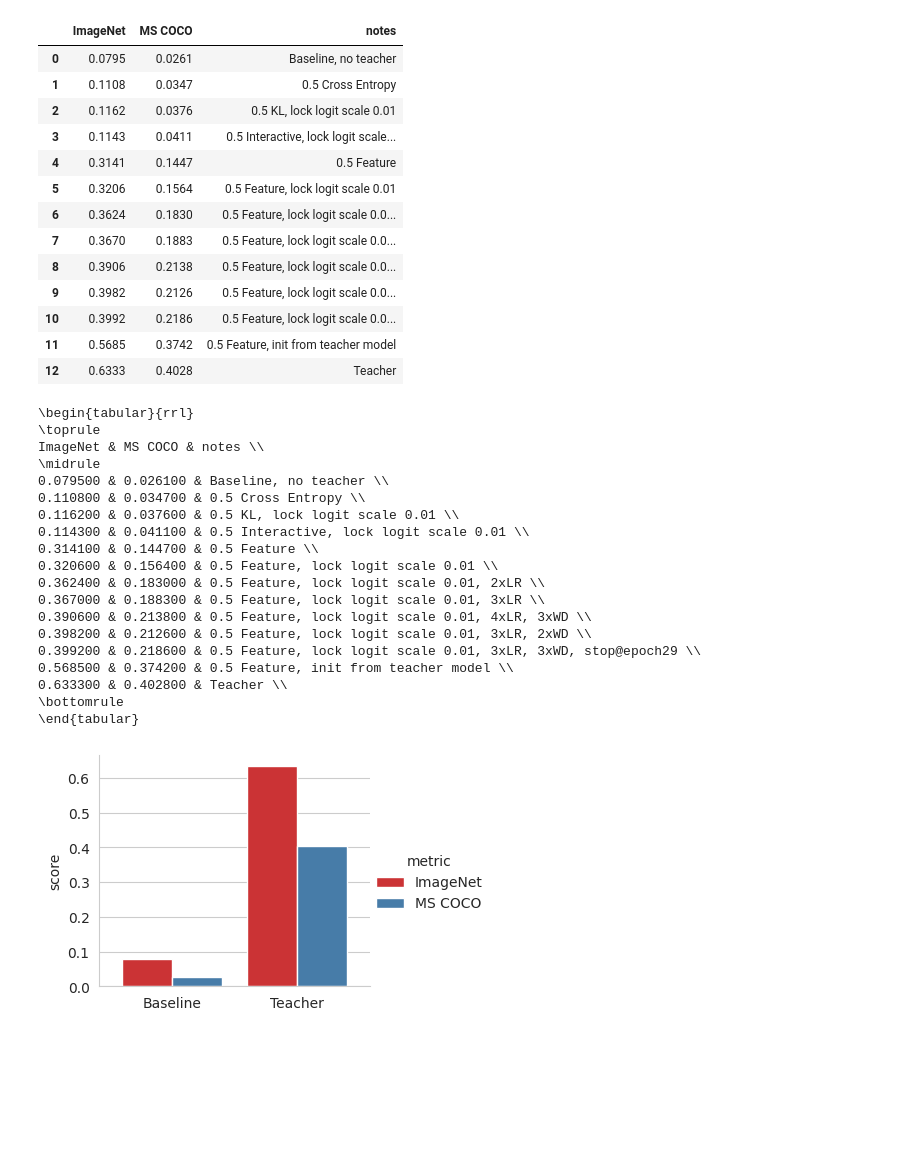
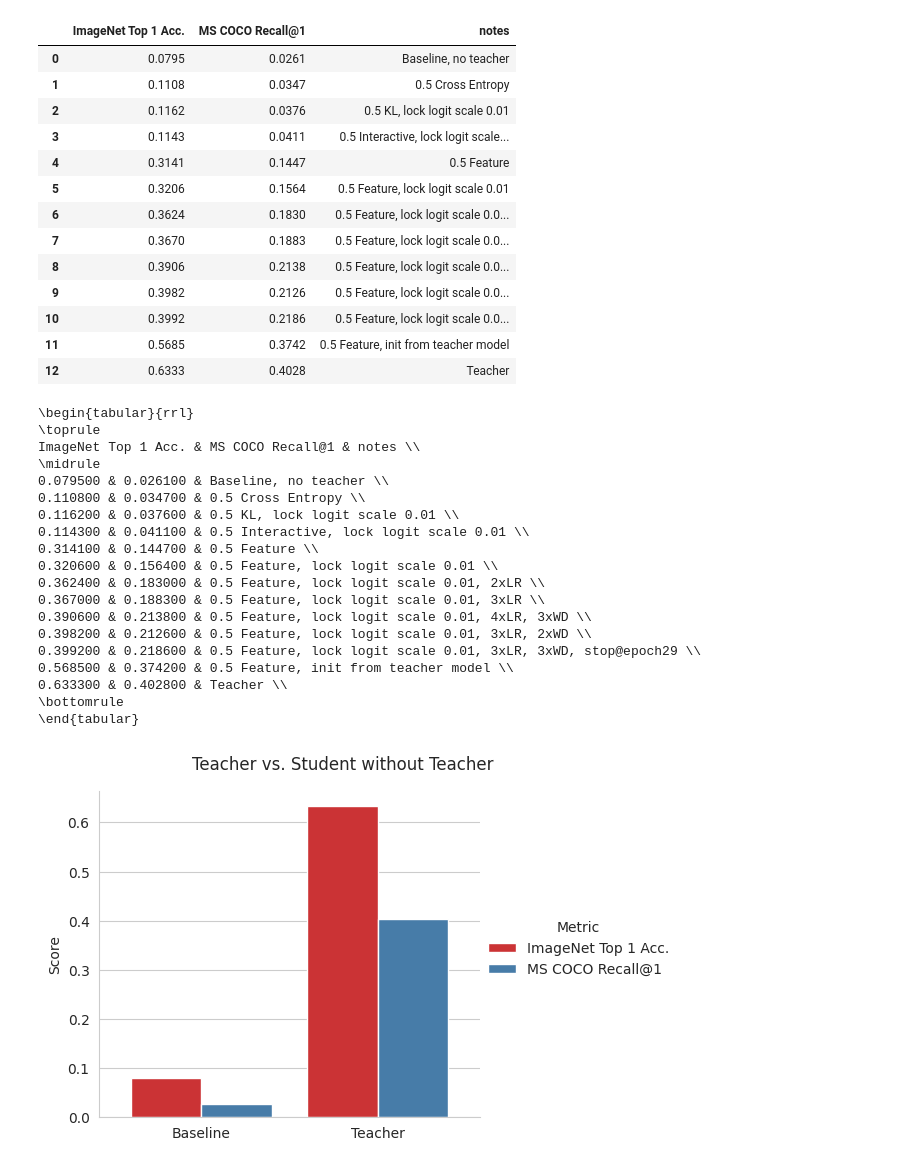
Before and after one commit to vibalcam/clip_with_reference, a Jupyter notebook: notebooks/gather_results.ipynb, the cells around one changed output. Drawn from its saved outputs; the diff is of its cells as text; code cells hidden in the pictures; blank space fills up the shorter version.

```diff
--- a/notebooks/gather_results.ipynb
+++ b/notebooks/gather_results.ipynb
@@ -10,12 +10,13 @@ sns.set_style('whitegrid')
 # %%
 # %%
 
-IMAGENET = "ImageNet"
-MSCOCO = "MS COCO"
+IMAGENET = "ImageNet Top 1 Acc."
+MSCOCO = "MS COCO Recall@1"
 NOTES = "notes"
-METRIC = "metric"
-SCORE = "score"
-MODEL = "model"
+METRIC = "Metric"
+SCORE = "Score"
+MODEL = "Model"
+DPI = 300
 def enter_result(
         image_net_acc: float,
         mscoco_recall: float,
@@ -77,7 +78,7 @@ results_df0 = pd.DataFrame(results)
 results_df = results_df0.melt(value_vars=[IMAGENET, MSCOCO], id_vars=[NOTES], var_name=METRIC, value_name=SCORE)
 results_df0
 # %% [output]
-|  | ImageNet | MS COCO | notes |
+|  | ImageNet Top 1 Acc. | MS COCO Recall@1 | notes |
 | 0 | 0.0795 | 0.0261 | Baseline, no teacher |
 | 1 | 0.1108 | 0.0347 | 0.5 Cross Entropy |
 | 2 | 0.1162 | 0.0376 | 0.5 KL, lock logit scale 0.01 |
@@ -96,7 +97,7 @@ print(results_df0.to_latex(index=False))
 # %% [output]
 \begin{tabular}{rrl}
 \toprule
-ImageNet & MS COCO & notes \\
+ImageNet Top 1 Acc. & MS COCO Recall@1 & notes \\
 \midrule
 0.079500 & 0.026100 & Baseline, no teacher \\
 0.110800 & 0.034700 & 0.5 Cross Entropy \\
@@ -116,7 +117,7 @@ ImageNet & MS COCO & notes \\
 # %%
 # %%
 
-def plot(df: pd.DataFrame, notes: List[str], row_names: List[str]):
+def plot(df: pd.DataFrame, notes: List[str], row_names: List[str], title: str):
     # https://stackoverflow.com/questions/70737222/multiple-multiple-bar-graphs-using-matplotlib
     mask = df[NOTES].isin(notes)
     filtered_df = results_df[mask].reset_index()
@@ -133,8 +134,8 @@ def plot(df: pd.DataFrame, notes: List[str], row_names: List[str]):
         y=SCORE,
         data=filtered_df,
         kind="bar",
-        height=3,
-        aspect=1,
+        height=4,
+        aspect=1.2,
         palette='Set1'
     )
     # OFFSET = 0.02
@@ -147,18 +148,24 @@ def plot(df: pd.DataFrame, notes: List[str], row_names: List[str]):
         ax.set_xlabel(ax.get_title())
         ax.set_title('')
         ax.margins(x=0.1) # slightly more margin as a separation
-    plt.subplots_adjust(wspace=0, bottom=0.18, left=0.06)
+    # plt.subplots_adjust(wspace=0, bottom=0.18, left=0.06)
+    g.figure.suptitle(title, y=1.05)
+    # plt.tight_layout()
+    save_name = re.sub('[^A-Za-z0-9]+', '', title)
+    g.figure.savefig(f"plots/{save_name}.png", dpi=DPI, bbox_inches="tight")
+    # plt.show()
 # %%
 # %%
 
 # we first compared baseline trained without teacher to teacher to verify that the teacher would be helpful
 plot(
     results_df,
     ["Baseline, no teacher", "Teacher"],
-    ["Baseline", "Teacher"]
+    ["Baseline", "Teacher"],
+    "Teacher vs. Student without Teacher"
 )
 # %% [output]
-[figure, old version]
+[figure, new version]
 # %%
 # %%
 
```
Also changed, not shown: parts of 7 cells of this notebook, 6 other files.
